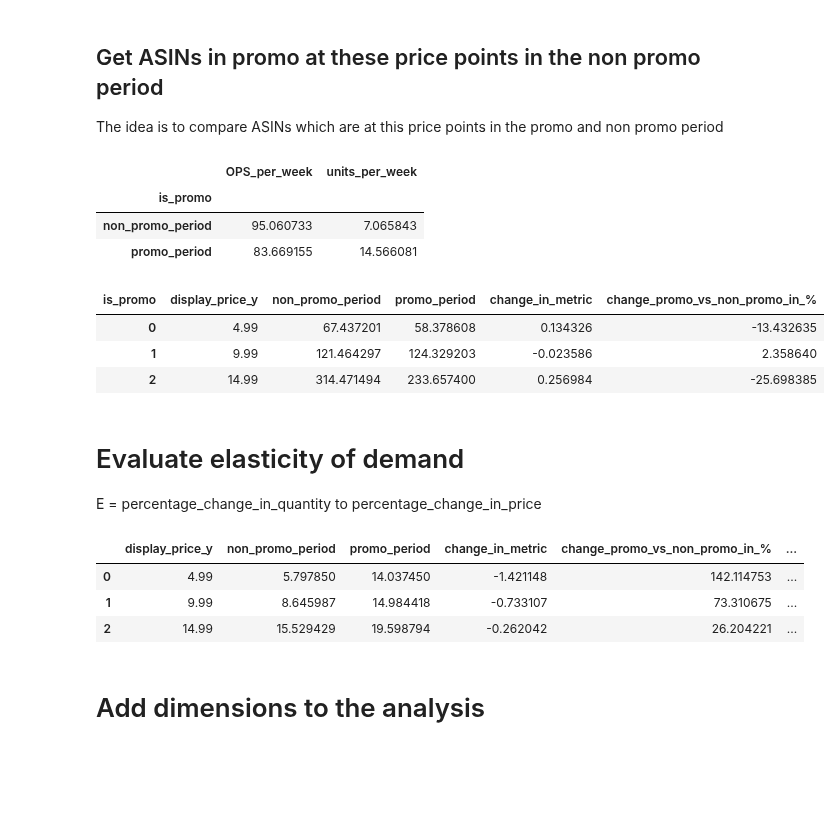
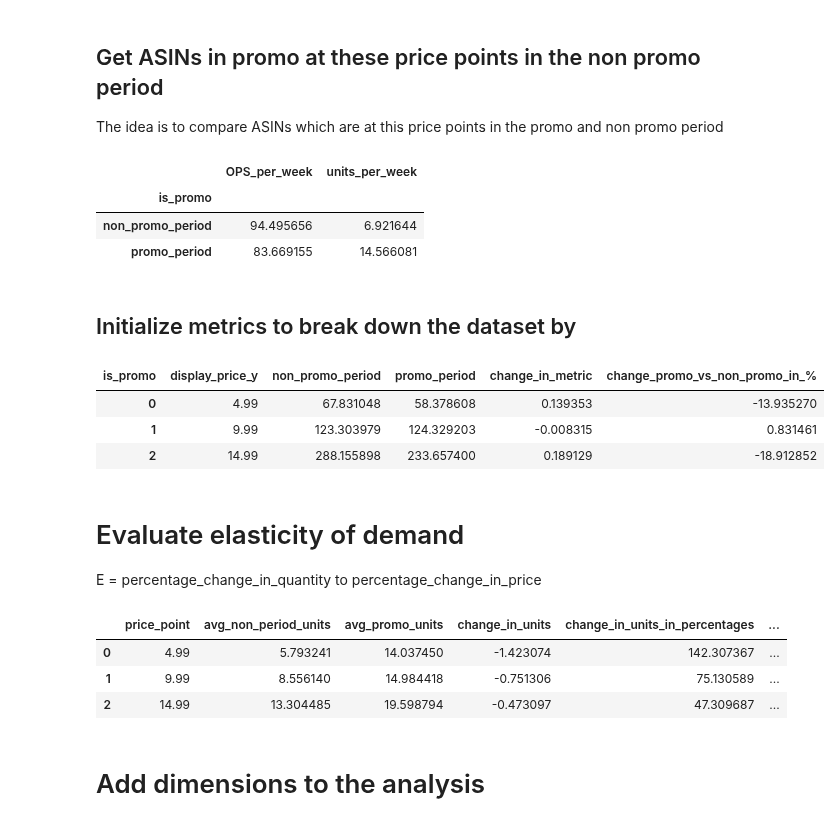
Before and after one commit to dfadeeff/AMZ_Projects, a Jupyter notebook: Price Points with Content Lifecycle.ipynb, the cells around one changed output. Drawn from its saved outputs; the diff is of its cells as text; code cells hidden in the pictures; blank space fills up the shorter version.

```diff
--- a/Price Points with Content Lifecycle.ipynb
+++ b/Price Points with Content Lifecycle.ipynb
@@ -60,3 +67,5 @@ t[t['display_price'].isin([4.99, 9.99, 14.99])]['OPS'].sum() / t['OPS'].sum()
+# %%
+df = df[df['week_ending'] >= '2018-01-27']
 # %% [markdown]
 ## Get ASINs in promo at these price points in the non promo period
 
@@ -103,5 +112,5 @@ key_metrics.groupby("is_promo")['OPS_per_week','units_per_week'].mean()
 # %% [output]
 |  | OPS_per_week | units_per_week |
 | is_promo |  |  |
-| non_promo_period | 95.060733 | 7.065843 |
+| non_promo_period | 94.495656 | 6.921644 |
 | promo_period | 83.669155 | 14.566081 |
@@ -118,14 +129,20 @@ def get_output(df, metric):
     kk['change_in_metric'] = (kk['non_promo_period'] - kk['promo_period']) / kk['non_promo_period']
     kk['change_promo_vs_non_promo_in_%'] = (kk['promo_period'] / kk['non_promo_period']-1)*100
     return kk
+# %% [markdown]
+## Initialize metrics to break down the dataset by
+# %%
+dimension = "season_number"
+metric1 = "OPS_per_week"
+metric2 = "units_per_week"
 # %%
-output = get_output(key_metrics,"OPS_per_week")
+output = get_output(key_metrics,metric1)
 output
 # %% [output]
 | is_promo | display_price_y | non_promo_period | promo_period | change_in_metric | change_promo_vs_non_promo_in_% |
-| 0 | 4.99 | 67.437201 | 58.378608 | 0.134326 | -13.432635 |
-| 1 | 9.99 | 121.464297 | 124.329203 | -0.023586 | 2.358640 |
-| 2 | 14.99 | 314.471494 | 233.657400 | 0.256984 | -25.698385 |
+| 0 | 4.99 | 67.831048 | 58.378608 | 0.139353 | -13.935270 |
+| 1 | 9.99 | 123.303979 | 124.329203 | -0.008315 | 0.831461 |
+| 2 | 14.99 | 288.155898 | 233.657400 | 0.189129 | -18.912852 |
 # %% [markdown]
 # Evaluate elasticity of demand
 <p> E = percentage_change_in_quantity to percentage_change_in_price </p>
@@ -143,9 +166,8 @@ def get_change_in_price(df, metric):
 # %%
-final = get_change_in_price(key_metrics,"units_per_week")
+final = get_change_in_price(key_metrics,metric2)
+final
+# %% [output]
+|  | price_point | avg_non_period_units | avg_promo_units | change_in_units | change_in_units_in_percentages | ... |
+| 0 | 4.99 | 5.793241 | 14.037450 | -1.423074 | 142.307367 | ... |
+| 1 | 9.99 | 8.556140 | 14.984418 | -0.751306 | 75.130589 | ... |
+| 2 | 14.99 | 13.304485 | 19.598794 | -0.473097 | 47.309687 | ... |
-# %%
-final
-# %% [output]
-|  | display_price_y | non_promo_period | promo_period | change_in_metric | change_promo_vs_non_promo_in_% | ... |
-| 0 | 4.99 | 5.797850 | 14.037450 | -1.421148 | 142.114753 | ... |
-| 1 | 9.99 | 8.645987 | 14.984418 | -0.733107 | 73.310675 | ... |
-| 2 | 14.99 | 15.529429 | 19.598794 | -0.262042 | 26.204221 | ... |
```
Also changed, not shown: parts of 45 cells of this notebook.
